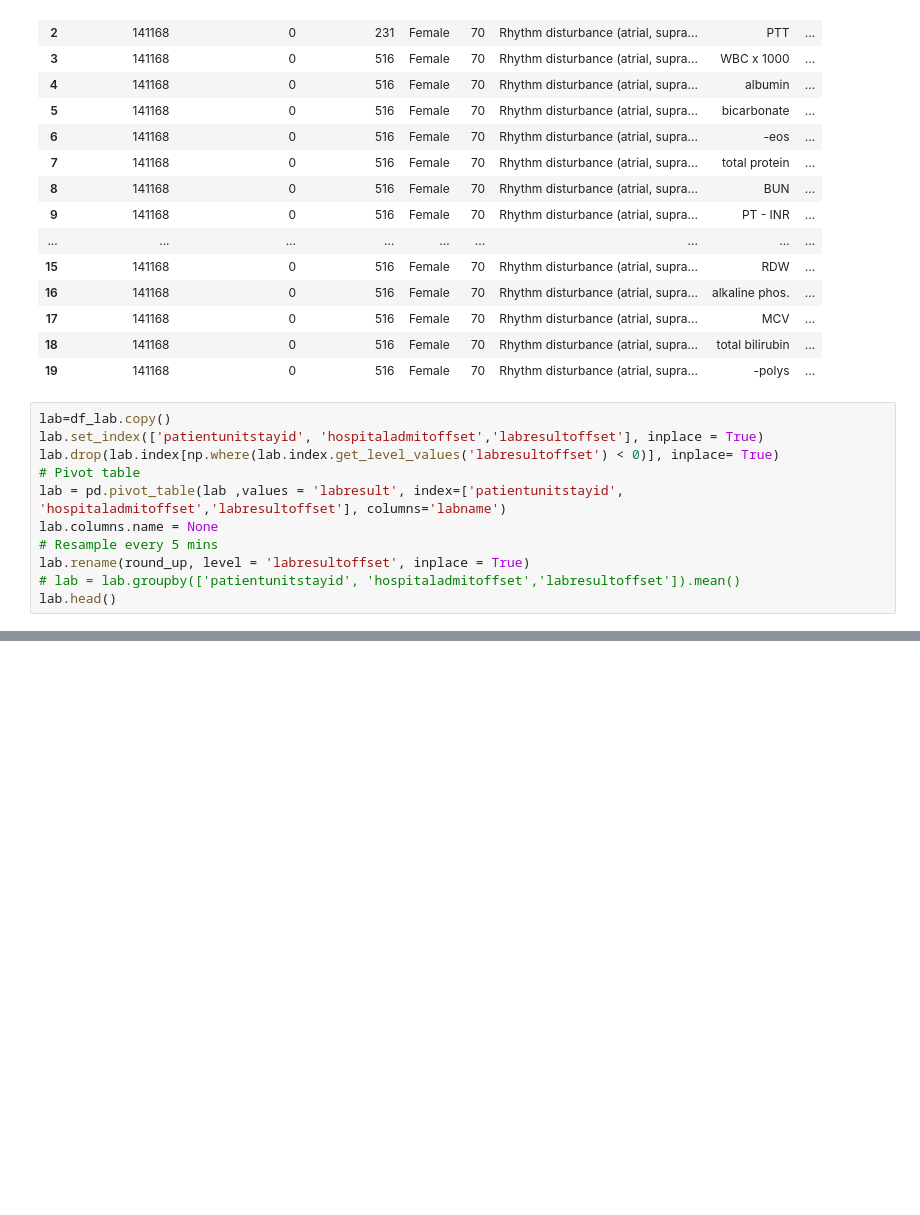
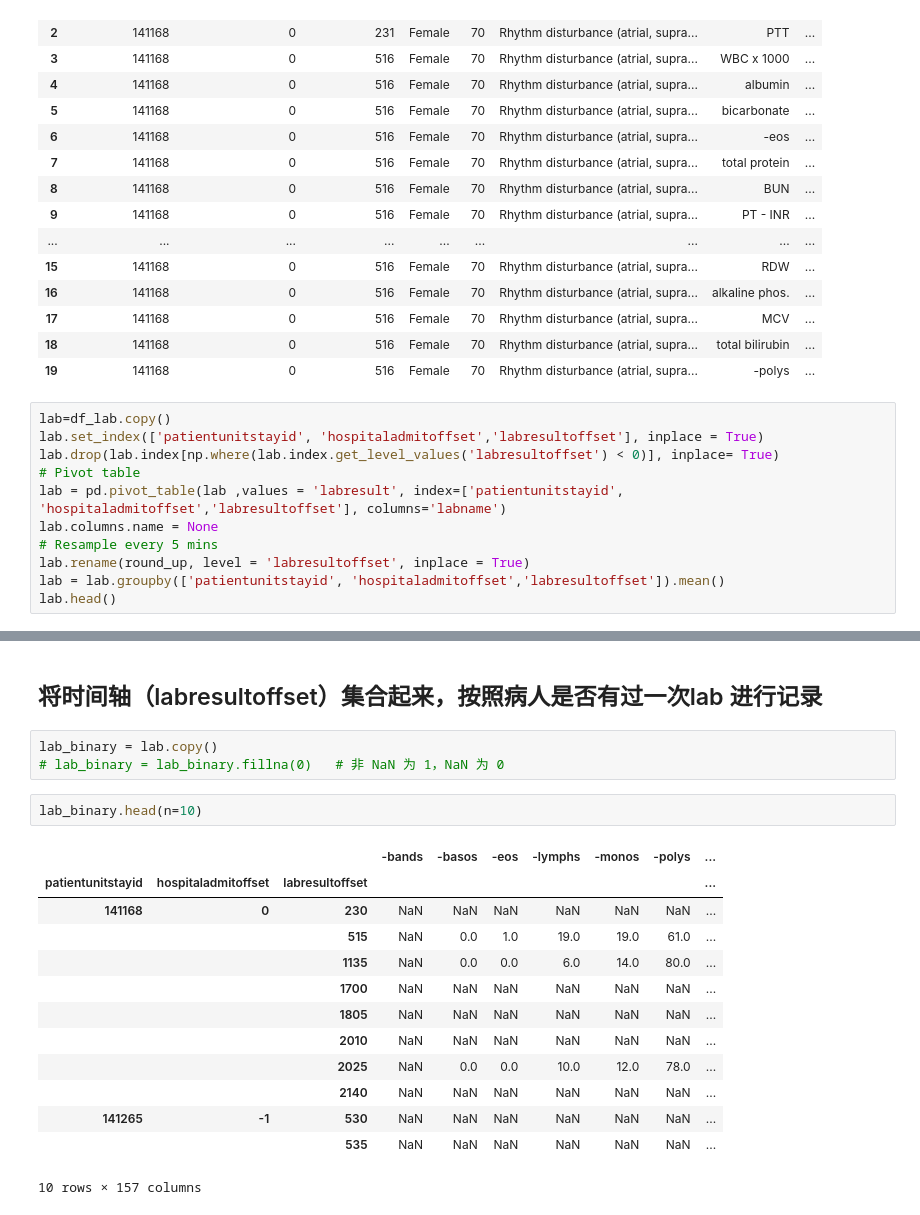
Before and after one commit to joy628/master-project, a Jupyter notebook: data-prepossing-2/lab.ipynb, the cells around one changed output, grey strips where cells are left out. Saved outputs shown, nothing was run; the diff lists cells and outputs as text; blank space fills up the shorter version.

```diff
--- a/data-prepossing-2/lab.ipynb
+++ b/data-prepossing-2/lab.ipynb
@@ -111,7 +111,7 @@ lab = pd.pivot_table(lab ,values = 'labresult', index=['patientunitstayid', 'hos
 lab.columns.name = None
 # Resample every 5 mins
 lab.rename(round_up, level = 'labresultoffset', inplace = True)
-# lab = lab.groupby(['patientunitstayid', 'hospitaladmitoffset','labresultoffset']).mean()
+lab = lab.groupby(['patientunitstayid', 'hospitaladmitoffset','labresultoffset']).mean()
 lab.head()
 # %% [output]
 |  |  |  | -bands | -basos | -eos | -lymphs | -monos | -polys | ... |
@@ -136,0 +133,21 @@ lab_.head()
+# %% [markdown]
+## 将时间轴（labresultoffset）集合起来，按照病人是否有过一次lab 进行记录
+# %%
+lab_binary = lab.copy()
+# lab_binary = lab_binary.fillna(0)   # 非 NaN 为 1，NaN 为 0
+# %%
+lab_binary.head(n=10)
+# %% [output]
+|  |  |  | -bands | -basos | -eos | -lymphs | -monos | -polys | ... |
+| patientunitstayid | hospitaladmitoffset | labresultoffset |  |  |  |  |  |  | ... |
+| 141168 | 0 | 230 | NaN | NaN | NaN | NaN | NaN | NaN | ... |
+|  |  | 515 | NaN | 0.0 | 1.0 | 19.0 | 19.0 | 61.0 | ... |
+|  |  | 1135 | NaN | 0.0 | 0.0 | 6.0 | 14.0 | 80.0 | ... |
+|  |  | 1700 | NaN | NaN | NaN | NaN | NaN | NaN | ... |
+|  |  | 1805 | NaN | NaN | NaN | NaN | NaN | NaN | ... |
+|  |  | 2010 | NaN | NaN | NaN | NaN | NaN | NaN | ... |
+|  |  | 2025 | NaN | 0.0 | 0.0 | 10.0 | 12.0 | 78.0 | ... |
+|  |  | 2140 | NaN | NaN | NaN | NaN | NaN | NaN | ... |
+| 141265 | -1 | 530 | NaN | NaN | NaN | NaN | NaN | NaN | ... |
+|  |  | 535 | NaN | NaN | NaN | NaN | NaN | NaN | ... |
+10 rows × 157 columns
```
Also changed, not shown: parts of 8 cells of this notebook, 3 other files.
